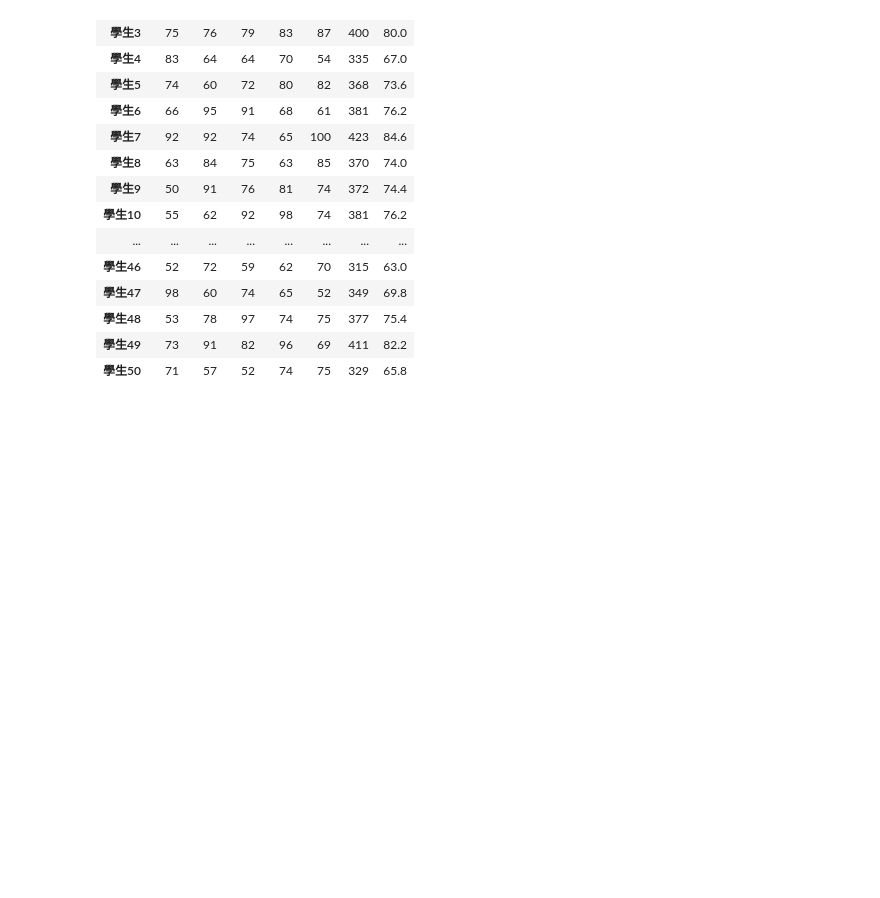
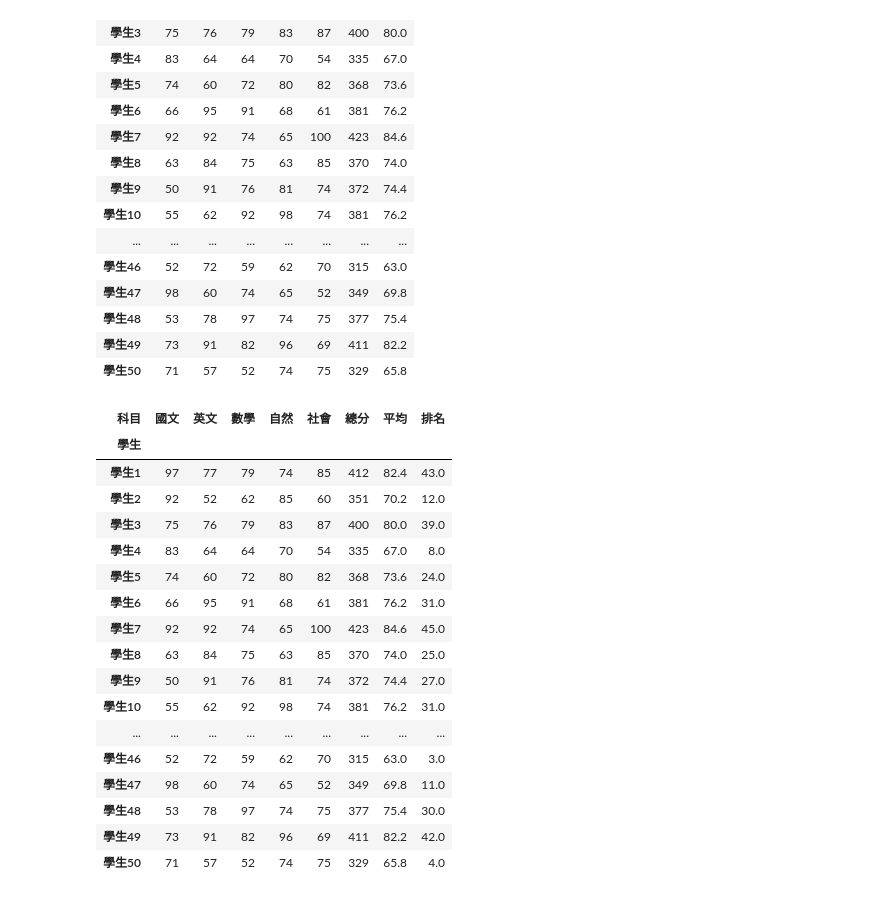
Before and after one commit to GaudiKao/gaudi0630, a Jupyter notebook: lesson17/lesson17_2.ipynb, the cells around one changed output. Cells and saved outputs as stored; diff of their text form; code cells hidden in the pictures; blank space fills up the shorter version.

```diff
--- a/lesson17/lesson17_2.ipynb
+++ b/lesson17/lesson17_2.ipynb
@@ -50,3 +50,28 @@ df
 | 學生48 | 53 | 78 | 97 | 74 | 75 | 377 | 75.4 |
 | 學生49 | 73 | 91 | 82 | 96 | 69 | 411 | 82.2 |
 | 學生50 | 71 | 57 | 52 | 74 | 75 | 329 | 65.8 |
+# %%
+#排序和排名
+#排序rank()
+rank_values = sum_values.rank(method='min')
+df['排名'] = rank_values
+df
+# %% [output]
+| 科目 | 國文 | 英文 | 數學 | 自然 | 社會 | 總分 | 平均 | 排名 |
+| 學生 |  |  |  |  |  |  |  |  |
+| 學生1 | 97 | 77 | 79 | 74 | 85 | 412 | 82.4 | 43.0 |
+| 學生2 | 92 | 52 | 62 | 85 | 60 | 351 | 70.2 | 12.0 |
+| 學生3 | 75 | 76 | 79 | 83 | 87 | 400 | 80.0 | 39.0 |
+| 學生4 | 83 | 64 | 64 | 70 | 54 | 335 | 67.0 | 8.0 |
+| 學生5 | 74 | 60 | 72 | 80 | 82 | 368 | 73.6 | 24.0 |
+| 學生6 | 66 | 95 | 91 | 68 | 61 | 381 | 76.2 | 31.0 |
+| 學生7 | 92 | 92 | 74 | 65 | 100 | 423 | 84.6 | 45.0 |
+| 學生8 | 63 | 84 | 75 | 63 | 85 | 370 | 74.0 | 25.0 |
+| 學生9 | 50 | 91 | 76 | 81 | 74 | 372 | 74.4 | 27.0 |
+| 學生10 | 55 | 62 | 92 | 98 | 74 | 381 | 76.2 | 31.0 |
+| ... | ... | ... | ... | ... | ... | ... | ... | ... |
+| 學生46 | 52 | 72 | 59 | 62 | 70 | 315 | 63.0 | 3.0 |
+| 學生47 | 98 | 60 | 74 | 65 | 52 | 349 | 69.8 | 11.0 |
+| 學生48 | 53 | 78 | 97 | 74 | 75 | 377 | 75.4 | 30.0 |
+| 學生49 | 73 | 91 | 82 | 96 | 69 | 411 | 82.2 | 42.0 |
+| 學生50 | 71 | 57 | 52 | 74 | 75 | 329 | 65.8 | 4.0 |
```
Also changed, not shown: parts of 1 cell of this notebook.
